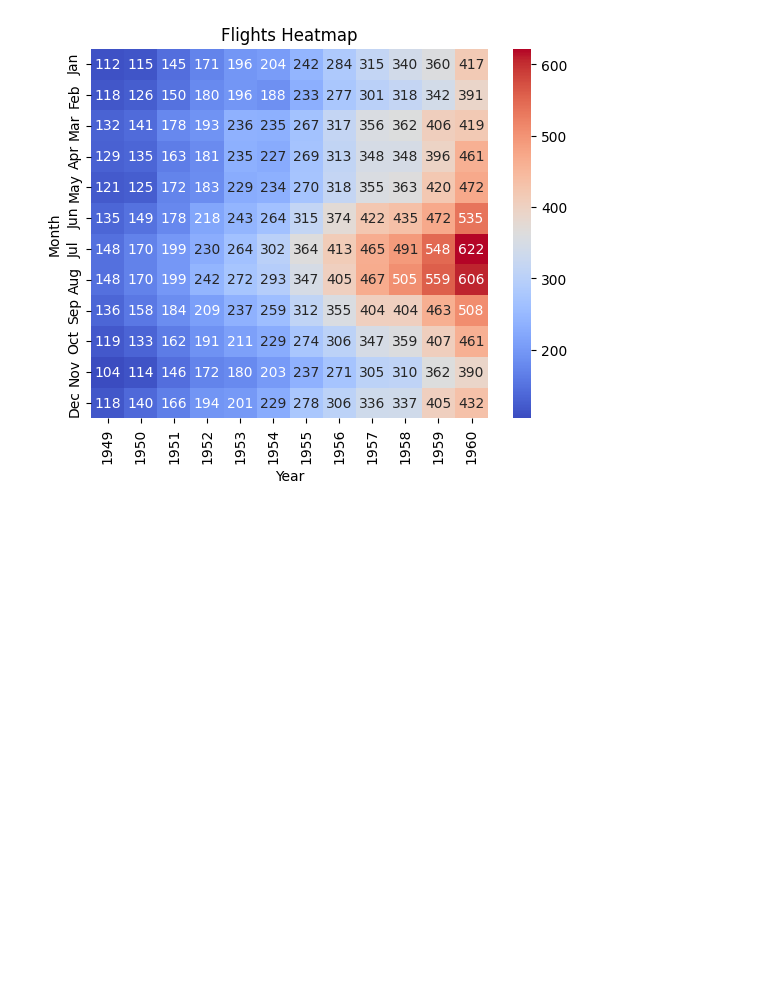
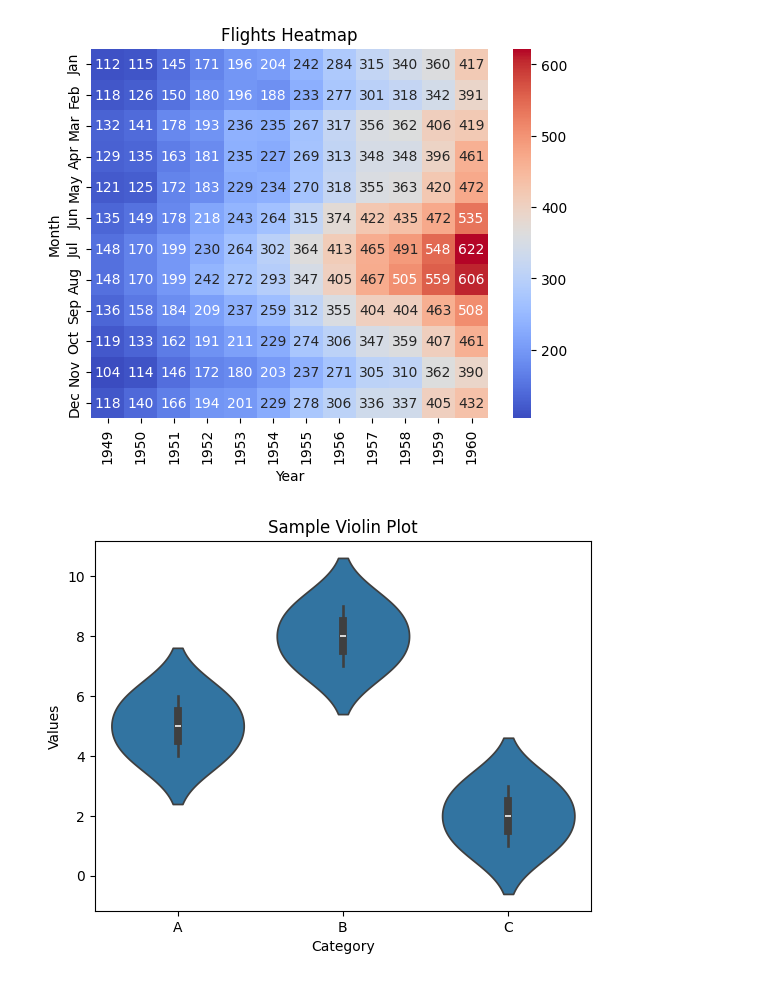
Before and after one commit to Shrungadithyaan/PW-DataScience_Assignment, a Jupyter notebook: Week8/Assignment20.ipynb, the cells around one changed output. Drawn from its saved outputs; the diff is of its cells as text; code cells hidden in the pictures; blank space fills up the shorter version.

```diff
--- a/Week8/Assignment20.ipynb
+++ b/Week8/Assignment20.ipynb
@@ -139,3 +139,26 @@ plt.ylabel('Month')
 plt.show()
 # %% [output]
 [figure]
+# %%
+import seaborn as sns
+import matplotlib.pyplot as plt
+import pandas as pd
+
+# Sample data
+data = pd.DataFrame({
+    'category': ['A', 'A', 'A', 'B', 'B', 'B', 'C', 'C', 'C'],
+    'values': [4, 5, 6, 7, 8, 9, 1, 2, 3]
+})
+
+# Create a violin plot
+sns.violinplot(x='category', y='values', data=data)
+
+# Add titles and labels
+plt.title('Sample Violin Plot')
+plt.xlabel('Category')
+plt.ylabel('Values')
+
+# Show the plot
+plt.show()
+# %% [output]
+[figure, added]
```
Also changed, not shown: parts of 1 cell of this notebook, 2 other files.
